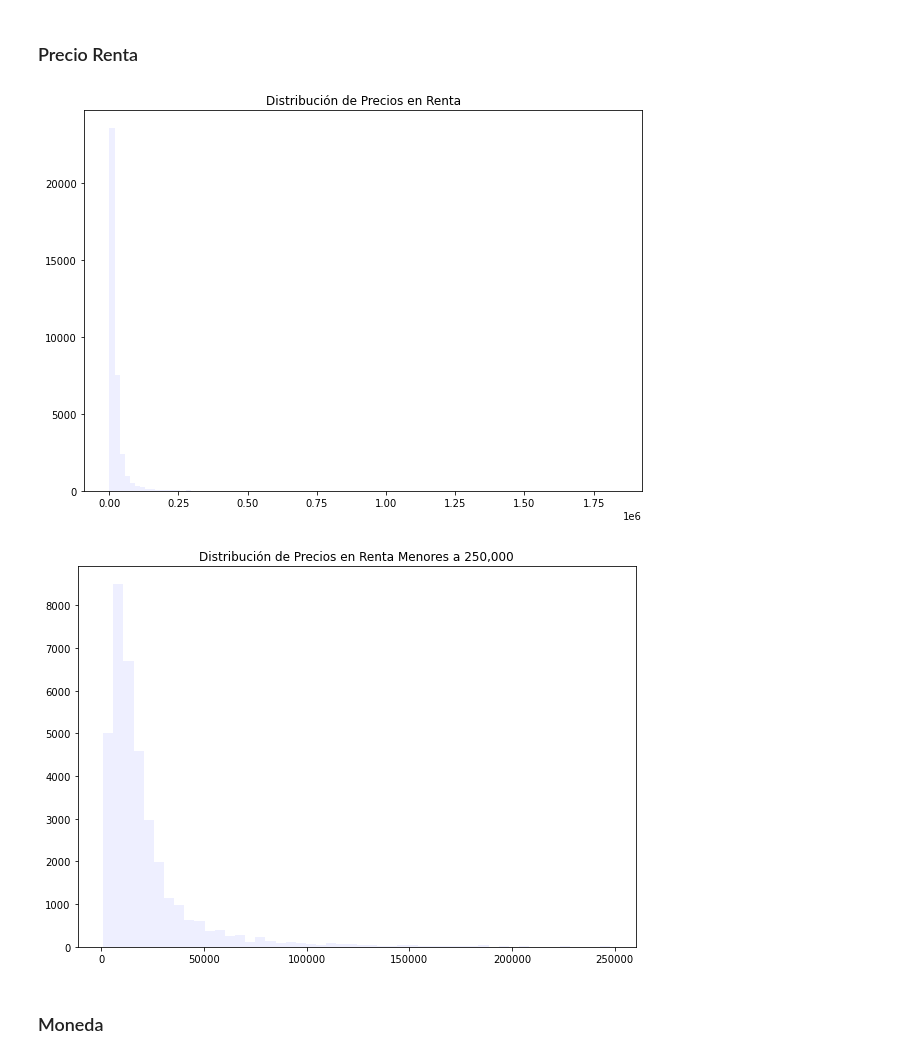
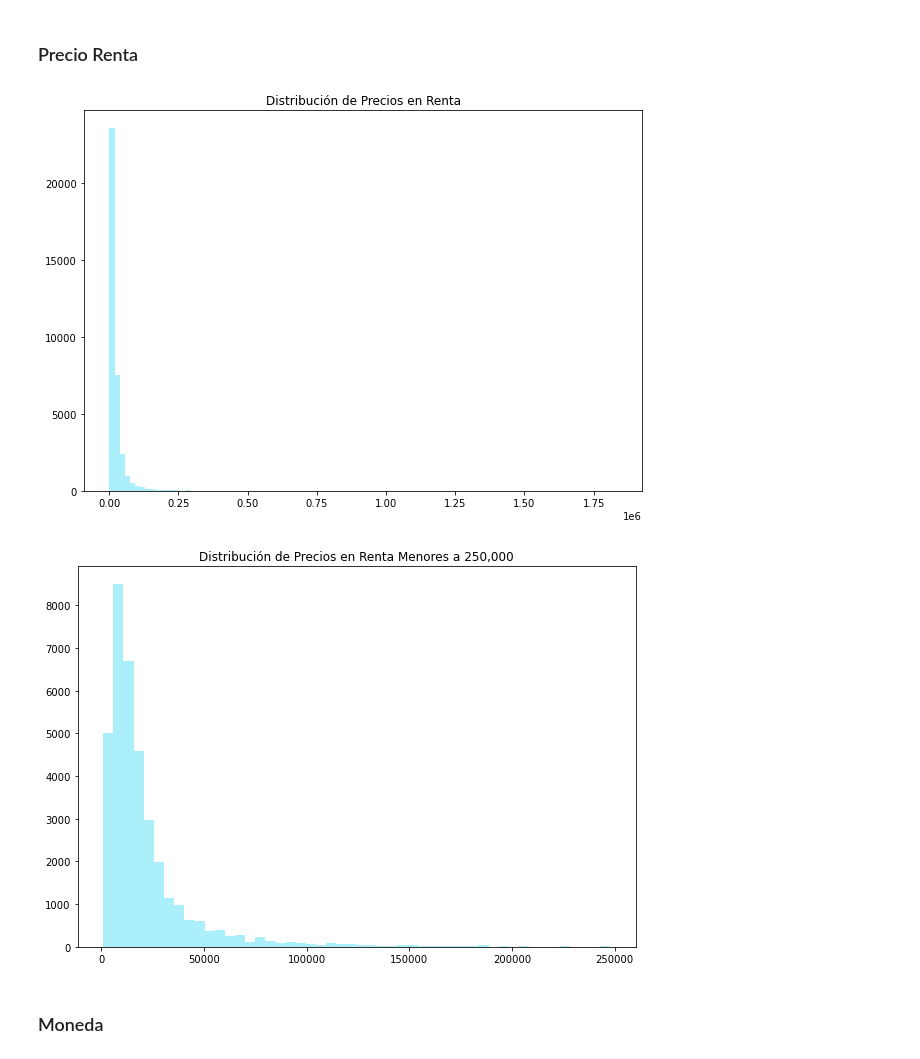
Before and after one commit to edco17/Real_Estate_Mexico, a Jupyter notebook: proyecto_final_Edgar_Cardoso.ipynb, the cells around one changed output. Drawn from its saved outputs; the diff is of its cells as text; code cells hidden in the pictures.

```diff
--- a/proyecto_final_Edgar_Cardoso.ipynb
+++ b/proyecto_final_Edgar_Cardoso.ipynb
@@ -467,22 +473,24 @@ plt.show()
 precio_renta = df[df['v_operation'] == 'rent']['c_price_aprox_local_currency']
 # %%
 plt.figure(figsize=(10, 7))
-plt.hist(precio_renta.values, bins = 100, color = '#eeefff')
+plt.hist(precio_renta.values, bins = 100, color = '#aaeffa')
 plt.title('Distribución de Precios en Renta')
+plt.savefig('graficas/dist_prec_renta.png', dpi = 200)
 plt.show()
 # %% [output]
-[figure, old version]
+[figure, new version]
 # %%
 ope_r = df['v_operation'] == 'rent'
 rango_r = df['c_price_aprox_local_currency'] <= 250000
 precio_venta_2_r = df[ope_r & rango_r]['c_price_aprox_local_currency']
 # %%
 plt.figure(figsize=(10, 7))
-plt.hist(precio_venta_2_r.values, bins = 50, color = '#eeefff')
+plt.hist(precio_venta_2_r.values, bins = 50, color = '#aaeffa')
 plt.title('Distribución de Precios en Renta Menores a 250,000')
+plt.savefig('graficas/dist_prec_renta_250m.png', dpi = 200)
 plt.show()
 # %% [output]
-[figure, old version]
+[figure, new version]
 # %% [markdown]
 ### Moneda
 # %%
```
Also changed, not shown: parts of 19 cells of this notebook.
